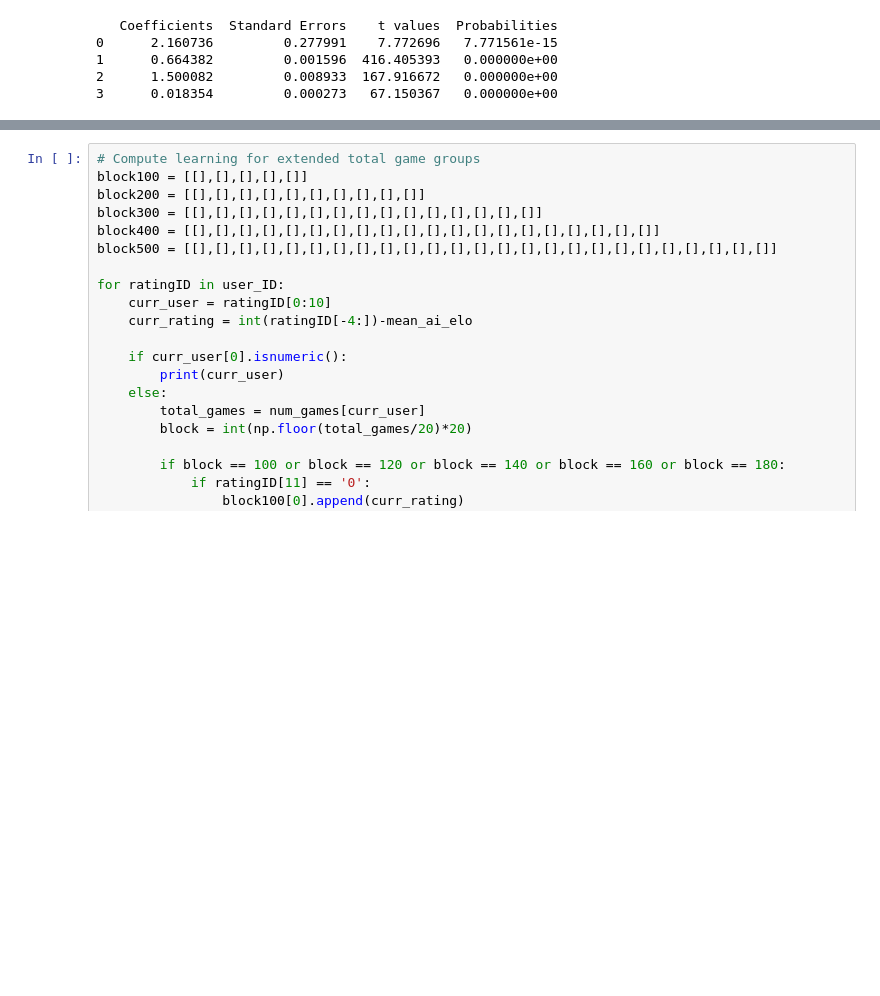
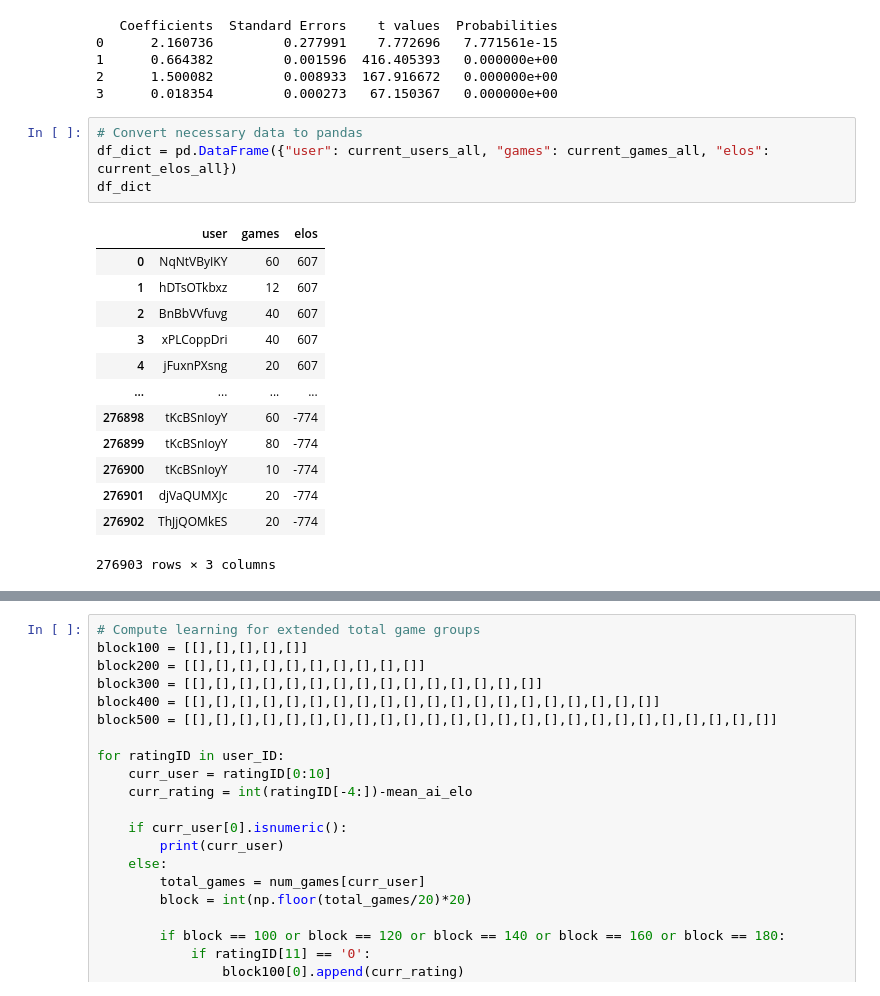
Before and after one commit to ionatankuperwajs/learning-motivation, a Jupyter notebook: dropout_learning.ipynb, the cells around one changed output, grey strips where cells are left out. Drawn from its saved outputs; the diff is of its cells as text; blank space fills up the shorter version.

```diff
--- a/dropout_learning.ipynb
+++ b/dropout_learning.ipynb
@@ -699,3 +704,21 @@ print_regression_table(x_all, current_elos_all, 'linear')
 1      0.664382         0.001596  416.405393   0.000000e+00
 2      1.500082         0.008933  167.916672   0.000000e+00
 3      0.018354         0.000273   67.150367   0.000000e+00
+# %%
+# Convert necessary data to pandas
+df_dict = pd.DataFrame({"user": current_users_all, "games": current_games_all, "elos": current_elos_all})
+df_dict
+# %% [output]
+|  | user | games | elos |
+| 0 | NqNtVByIKY | 60 | 607 |
+| 1 | hDTsOTkbxz | 12 | 607 |
+| 2 | BnBbVVfuvg | 40 | 607 |
+| 3 | xPLCoppDri | 40 | 607 |
+| 4 | jFuxnPXsng | 20 | 607 |
+| ... | ... | ... | ... |
+| 276898 | tKcBSnIoyY | 60 | -774 |
+| 276899 | tKcBSnIoyY | 80 | -774 |
+| 276900 | tKcBSnIoyY | 10 | -774 |
+| 276901 | djVaQUMXJc | 20 | -774 |
+| 276902 | ThJjQOMkES | 20 | -774 |
+276903 rows × 3 columns
```
Also changed, not shown: parts of 25 cells of this notebook.
